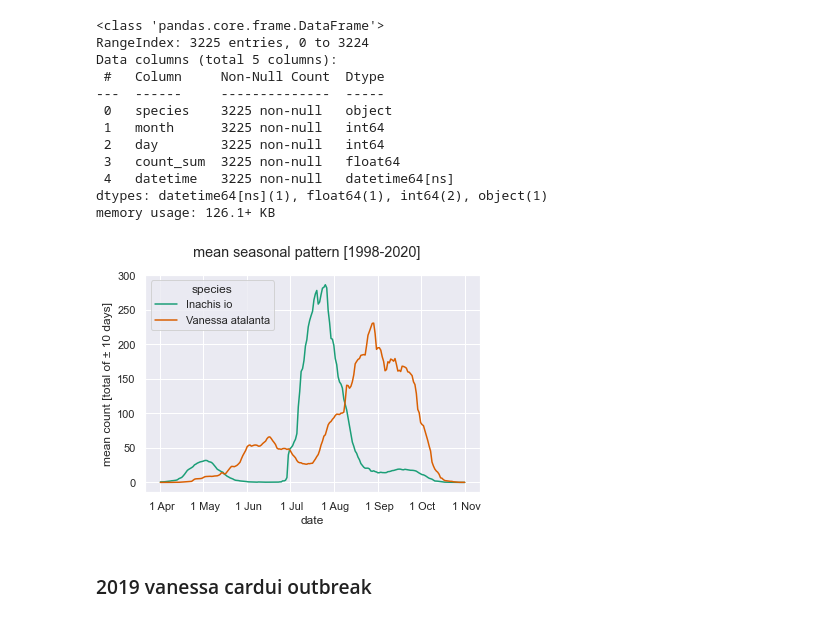
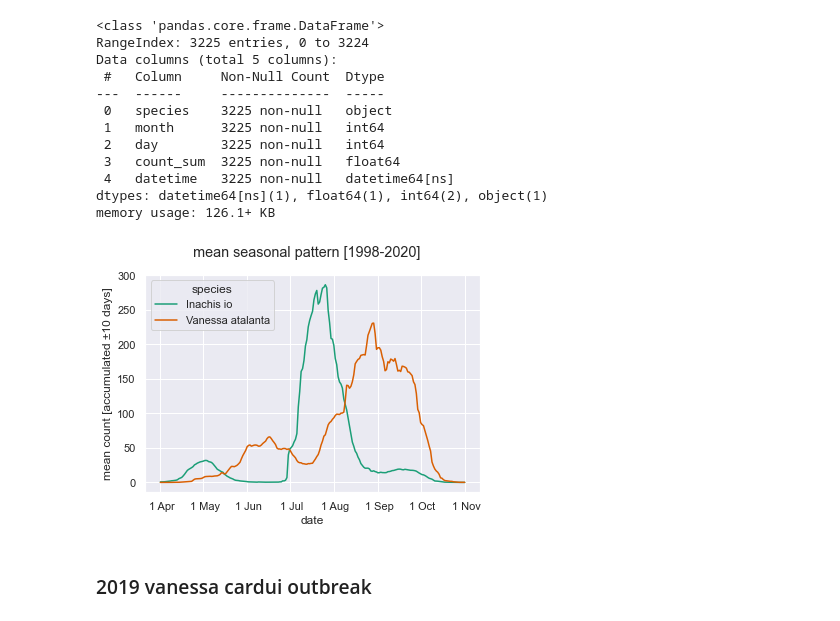
Before and after one commit to gtlab-barcelona/robert, a Jupyter notebook: anomalies/code/5-explore-outbreaks.ipynb, the cells around one changed output. Saved outputs shown, nothing was run; the diff lists cells and outputs as text; code cells hidden in the pictures.

```diff
--- a/anomalies/code/5-explore-outbreaks.ipynb
+++ b/anomalies/code/5-explore-outbreaks.ipynb
@@ -55,11 +60,12 @@ for s in sheets:
 # %%
-# data processing...
-
 # rename columns
 all_species.rename(
     columns={'Temp': 'tmp', 'Wind': 'wind', 'Cloud':'cloud'},
     inplace=True
 )
+
+# NOTE: remove high tmp values!
+all_species['tmp'].values[all_species['tmp'] > 50] = np.nan
 
 # specify time period (1998-2020)
 # use datetime attribute "dt" to access the datetime components!
@@ -217,28 +279,28 @@ memory usage: 126.1+ KB
 # %%
 # plotting
 data = all_species_mean[
-    (all_species_mean['species'] == 'Vanessa atalanta') |
-    #(all_species_mean['species'] == 'Vanessa cardui') |
-    (all_species_mean['species'] == 'Inachis io')
+    (all_species_mean['species'] == 'Vanessa atalanta')
+    #| (all_species_mean['species'] == 'Vanessa cardui')
+    | (all_species_mean['species'] == 'Inachis io')
 ]
 
 fig, ax = plt.subplots()
 sns.lineplot(data=data, x='datetime', y='count_sum', hue='species', ax=ax)
 
 # Define the date format -----------------
 from matplotlib.dates import DateFormatter
 date_form = DateFormatter("%e %b")
 ax.xaxis.set_major_formatter(date_form)
 #fig.autofmt_xdate()
 # ----------------------------------------
 
-ax.set_ylabel(f'mean count [total of ± {int((moving_window_size-1)/2)} days]')
+ax.set_ylabel(f'mean count [accumulated ±{int((moving_window_size-1)/2)} days]')
 ax.set_xlabel('date')
 fig.suptitle('mean seasonal pattern [1998-2020]')
 fig.savefig('../figs/kaliningrad/outbreaks_mean-seasonal-pattern.png',
             dpi=600, bbox_inches='tight')
 # %% [output]
-[figure, old version]
+[figure, new version]
 # %% [markdown]
 ### 2019 vanessa cardui outbreak
 # %%
```
Also changed, not shown: parts of 26 cells of this notebook, 12 other files.
